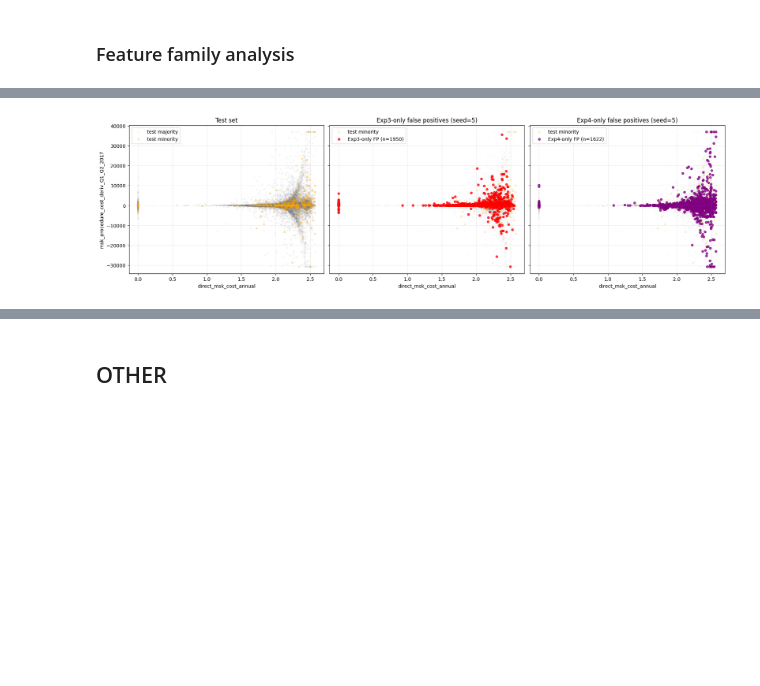
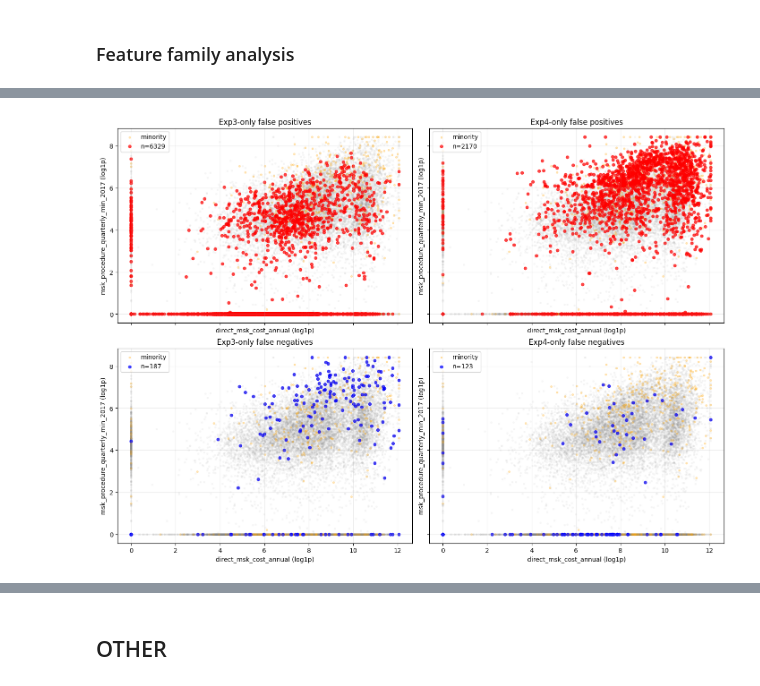
Before and after one commit to cat2510/optimization_guided_curation_ICML, a Jupyter notebook: msk_analysis/scripts/compare_oct_cp0_visual.ipynb, the cells around one changed output, grey strips where cells are left out. Cells and saved outputs as stored; diff of their text form; code cells hidden in the pictures; blank space fills up the shorter version.

```diff
--- a/msk_analysis/scripts/compare_oct_cp0_visual.ipynb
+++ b/msk_analysis/scripts/compare_oct_cp0_visual.ipynb
@@ -2,7 +2,7 @@
 import pandas as pd, numpy as np, glob, os
 import matplotlib.pyplot as plt
 
-ROOT = "../compare_oct_cp0_rnd_v_exp4_train_sets"
+ROOT = "../compare_oct_cp0_gower_v2/"
 sum_path = os.path.join(ROOT, "tree_inspection_summary.csv")
 df = pd.read_csv(sum_path)
 
@@ -958,12 +626,15 @@ NameError: name 'survival_diff' is not defined
+# %%
+selected_features = ['direct_msk_cost_annual', 'direct_msk_quarterly_max_2017', '2017Q4_msk_procedure_cost_3month']
 # %%
 from pathlib import Path
-
+import numpy as np
+import pandas as pd
 seed = 5
 target_col = "top_2_pct_cost_2018"   # change this
 base_compare = Path("/Users/cat2510/my_projects/msk_analysis/compare_oct_cp0_rnd_v_exp4_train_sets")
 
 # original full train data
-orig_path = Path("/Users/cat2510/my_projects/msk_analysis/msk_2017_18_no_meds.parquet")  # change this
+orig_path = Path("/Users/cat2510/my_projects/msk_analysis/msk_2017_18_full.parquet")  # change this
 
 # sampled train sets
 exp3_path = base_compare / f"exp3_mix_s{seed}_train.csv"
@@ -1257,7 +1125,7 @@ has_Vitamin_D_Deficiency True True
 has_Dorsopathies True True
 # %%
 pred_col = "predicted_class_default"
-
+id_col = "ENROLID"
 for df in [exp3_pred_aligned, exp4_pred_aligned]:
     df["y_pred"] = df[pred_col].astype(int)
     df["is_misclassified"] = df["y_pred"] != df["y_true"]
@@ -1291,6 +1159,9 @@ cmp["exp4_only_fn"] = cmp["is_fn_exp4"] & (~cmp["is_fn_exp3"])
 cmp["exp3_only_fp"] = cmp["is_fp_exp3"] & (~cmp["is_fp_exp4"])
 cmp["exp4_only_fp"] = cmp["is_fp_exp4"] & (~cmp["is_fp_exp3"])
 
+# Add TARGET_COL so plot_compare_oct_cp0_2d can use it (test_pd has top_2_pct_cost_2018, not y_true)
+cmp[TARGET_COL] = cmp["y_true"]
+
 print(cmp.columns.tolist())
 print(cmp[[id_col, x_feat, y_feat]].head())
 # %% [output]
@@ -1304,65 +1175,13 @@ print(cmp[[id_col, x_feat, y_feat]].head())
 # %%
-def clip_for_plot(s, lower=0.001, upper=0.999):
-    lo, hi = s.quantile(lower), s.quantile(upper)
-    return s.clip(lo, hi)
-
-plot_df = cmp.copy()
-plot_df[x_feat + "_plot"] = clip_for_plot(plot_df[x_feat], 0.001, 0.999)
-plot_df[y_feat + "_plot"] = clip_for_plot(plot_df[y_feat], 0.001, 0.999)
-
-if (plot_df[x_feat + "_plot"] >= 0).all():
-    plot_df[x_feat + "_plot"] = np.log1p(plot_df[x_feat + "_plot"])
-
-if (plot_df[y_feat + "_plot"] >= 0).all():
-    plot_df[y_feat + "_plot"] = np.log1p(plot_df[y_feat + "_plot"])
-
-if (plot_df[x_feat + "_plot"] >= 0).all():
-    plot_df[x_feat + "_plot"] = np.log1p(plot_df[x_feat + "_plot"])
-
-# Only log y if nonnegative; derivatives may not be
-if (plot_df[y_feat + "_plot"] >= 0).all():
-    plot_df[y_feat + "_plot"] = np.log1p(plot_df[y_feat + "_plot"])
-
-xp = x_feat + "_plot"
-yp = y_feat + "_plot"
-
-fig, axes = plt.subplots(1, 3, figsize=(18, 5), constrained_layout=True, sharex=True, sharey=True)
-
-majority = plot_df[plot_df["y_true"] == 0]
-minority = plot_df[plot_df["y_true"] == 1]
-
-# Panel 1: original test set
-ax = axes[0]
-ax.scatter(majority[xp], majority[yp], s=8, alpha=0.05, color="gray", label="test majority")
-ax.scatter(minority[xp], minority[yp], s=10, alpha=0.30, color="orange", label="test minority")
-ax.set_title("Test set")
-ax.set_xlabel(x_feat)
-ax.set_ylabel(y_feat)
-ax.legend()
-ax.grid(True, alpha=0.25)
-
-# Panel 2: Exp3-only false positives
-ax = axes[1]
-pts = plot_df[plot_df["exp3_only_fp"]]
-ax.scatter(majority[xp], majority[yp], s=6, alpha=0.02, color="gray")
-ax.scatter(minority[xp], minority[yp], s=10, alpha=0.18, color="orange", label="test minority")
-ax.scatter(pts[xp], pts[yp], s=20, alpha=0.75, color="red", label=f"Exp3-only FP (n={len(pts)})")
-ax.set_title(f"Exp3-only false positives (seed={seed})")
-ax.set_xlabel(x_feat)
-ax.legend()
-ax.grid(True, alpha=0.25)
-
-# Panel 3: Exp4-only false positives
-ax = axes[2]
-pts = plot_df[plot_df["exp4_only_fp"]]
-ax.scatter(majority[xp], majority[yp], s=6, alpha=0.02, color="gray")
-ax.scatter(minority[xp], minority[yp], s=10, alpha=0.18, color="orange", label="test minority")
-ax.scatter(pts[xp], pts[yp], s=20, alpha=0.75, color="purple", label=f"Exp4-only FP (n={len(pts)})")
-ax.set_title(f"Exp4-only false positives (seed={seed})")
-ax.set_xlabel(x_feat)
-ax.legend()
-ax.grid(True, alpha=0.25)
-
-plt.show()
+# Plot false positives and false negatives: Exp3 vs Exp4
+plot_fn_fp_compare_2d(
+    cmp=cmp,
+    orig_df=test_pd,
+    x_feat=x_feat,
+    y_feat=y_feat,
+    target_col=TARGET_COL,
+    id_col=id_col,
+    scale="log",
+)
 # %% [output]
-[figure, old version]
+[figure, new version]
```
Also changed, not shown: parts of 42 cells of this notebook, 24 other files.
